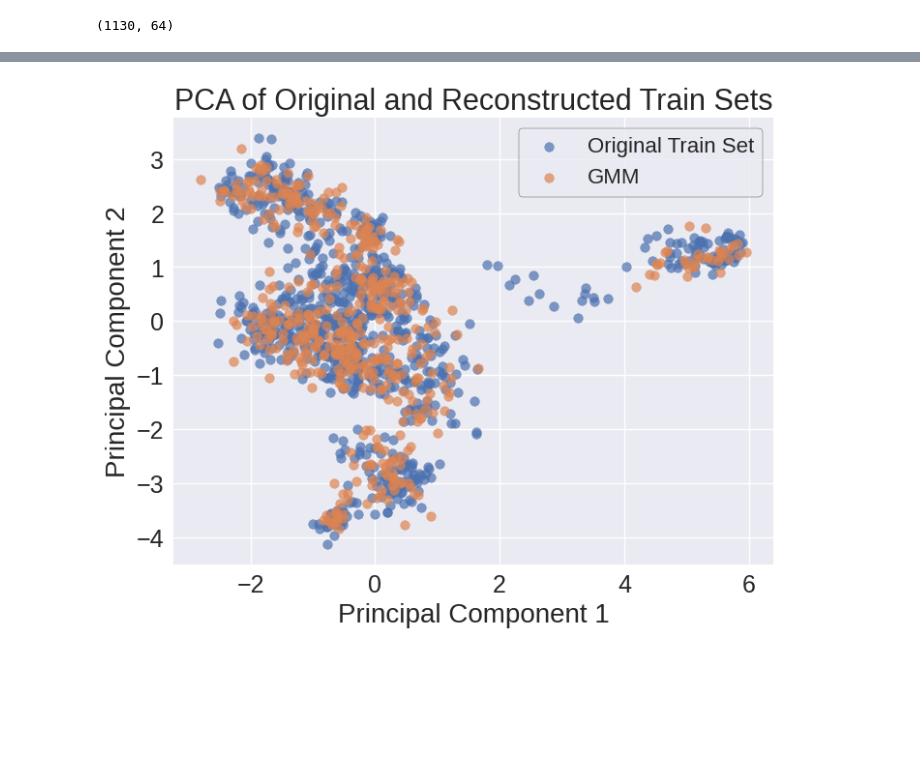
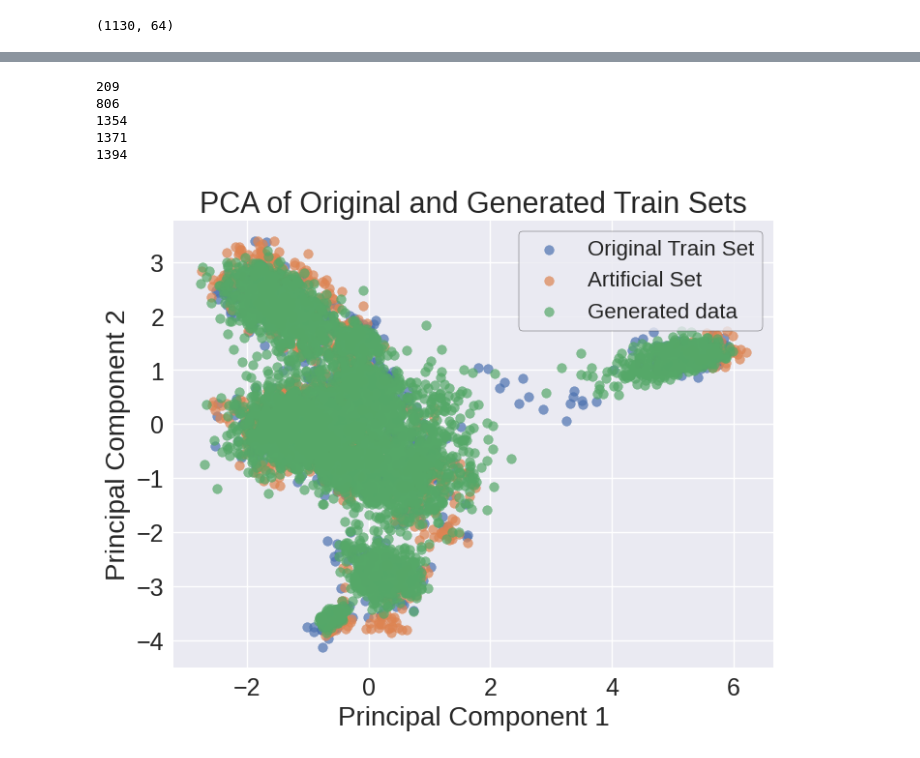
Before and after one commit to vicdlp/CS_project, a Jupyter notebook: CS_project.ipynb, the cells around one changed output, grey strips where cells are left out. Saved outputs shown, nothing was run; the diff lists cells and outputs as text; code cells hidden in the pictures; blank space fills up the shorter version.

Commit message:
Sequence statistics

```diff
--- a/CS_project.ipynb
+++ b/CS_project.ipynb
@@ -56,13 +56,13 @@ art = list(SeqIO.parse("MSA_art.faa", "fasta")) # Artificial data sampled from t
 # %%
 def one_hot(sequence): # Converts a single sequence of length 96 to a 96 x 21 = 2016 dimensional vector
 
-  matrix = np.zeros((96,21)) # matrix to store the encoded data
+  matrix = np.zeros((21,96)) # matrix to store the encoded data
 
   # Dictionary that converts amino-acids to a number between 0 and 20
   amino_acids = {'A': 0, 'C': 1, 'D': 2, 'E': 3, 'F': 4, 'G': 5, 'H': 6, 'I': 7, 'K':8, 'L':9, 'M':10, 'N':11, 'P':12, 'Q':13, 'R':14, 'S':15, 'T':16, 'V':17, 'W':18, 'Y':19, '-':20}
 
   for i in range(96): # for the i-th amino-acid of the sequence ...
-    matrix[i, amino_acids[sequence[i]]] = 1 # ... associate the corresponding 21 dim vector in column i
+    matrix[amino_acids[sequence[i]], i] = 1 # ... associate the corresponding 21 dim vector in column i
 
   return matrix.flatten() # return the flatten matrix to get the data-point as a vector
 
@@ -1010,11 +1061,11 @@ from sklearn.mixture import GaussianMixture
 
 
 # Train a Gaussian Mixture Model
-gmm = GaussianMixture(n_components=20, random_state=0) # Adjust n_components as needed
+gmm = GaussianMixture(n_components=10, random_state=0) # Adjust n_components as needed
 gmm.fit(X_nat_encoded)
 
 # Generate new data points from the GMM
-n_samples = 500
+n_samples = 5000
 generated_data = torch.tensor(gmm.sample(n_samples)[0], dtype=torch.float32)
 
 
@@ -1029,15 +1116,29 @@ generated_decoded.shape
+# %%
+# print only the indices where nat_mean is greater than 0.8
+
+for i in range(len(nat_mean)):
+  if nat_mean[i] > 0.8:
+    print(i)
+# %% [output]
+209
+806
+1354
+1371
+1394
 # %%
 X_train_pca = pca.fit_transform(X_train)
+X_art_pca = pca.transform(X_art)
 generated_pca = pca.transform(generated_decoded)
 
-# Plot the original and reconstructed training data in PCA space
+# Plot the original and generated training data in PCA space
 plt.figure(figsize=(8, 6))
 plt.scatter(X_train_pca[:, 0], X_train_pca[:, 1], label='Original Train Set', alpha=0.7)
-plt.scatter(generated_pca[:, 0], generated_pca[:, 1], label='GMM', alpha=0.7)
+plt.scatter(X_art_pca[:, 0], X_art_pca[:, 1], label='Artificial Set', alpha=0.7)
+plt.scatter(generated_pca[:, 0], generated_pca[:, 1], label='Generated data', alpha=0.7)
 plt.xlabel('Principal Component 1')
 plt.ylabel('Principal Component 2')
-plt.title('PCA of Original and Reconstructed Train Sets')
+plt.title('PCA of Original and Generated Train Sets')
 plt.legend()
 plt.show()
 # %% [output]
-[figure, old version]
+[figure, new version]
```
Also changed, not shown: parts of 6 cells of this notebook.
